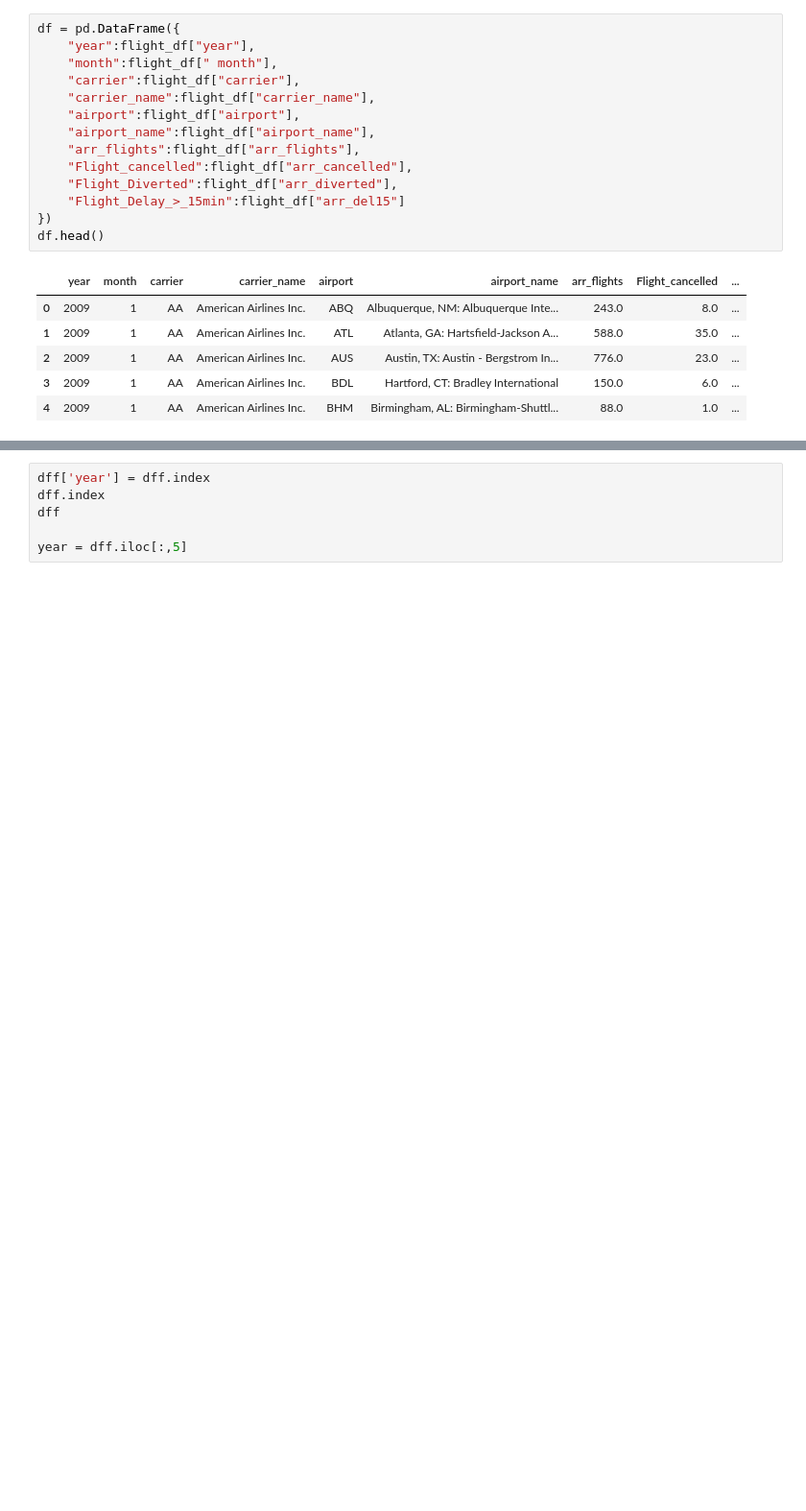
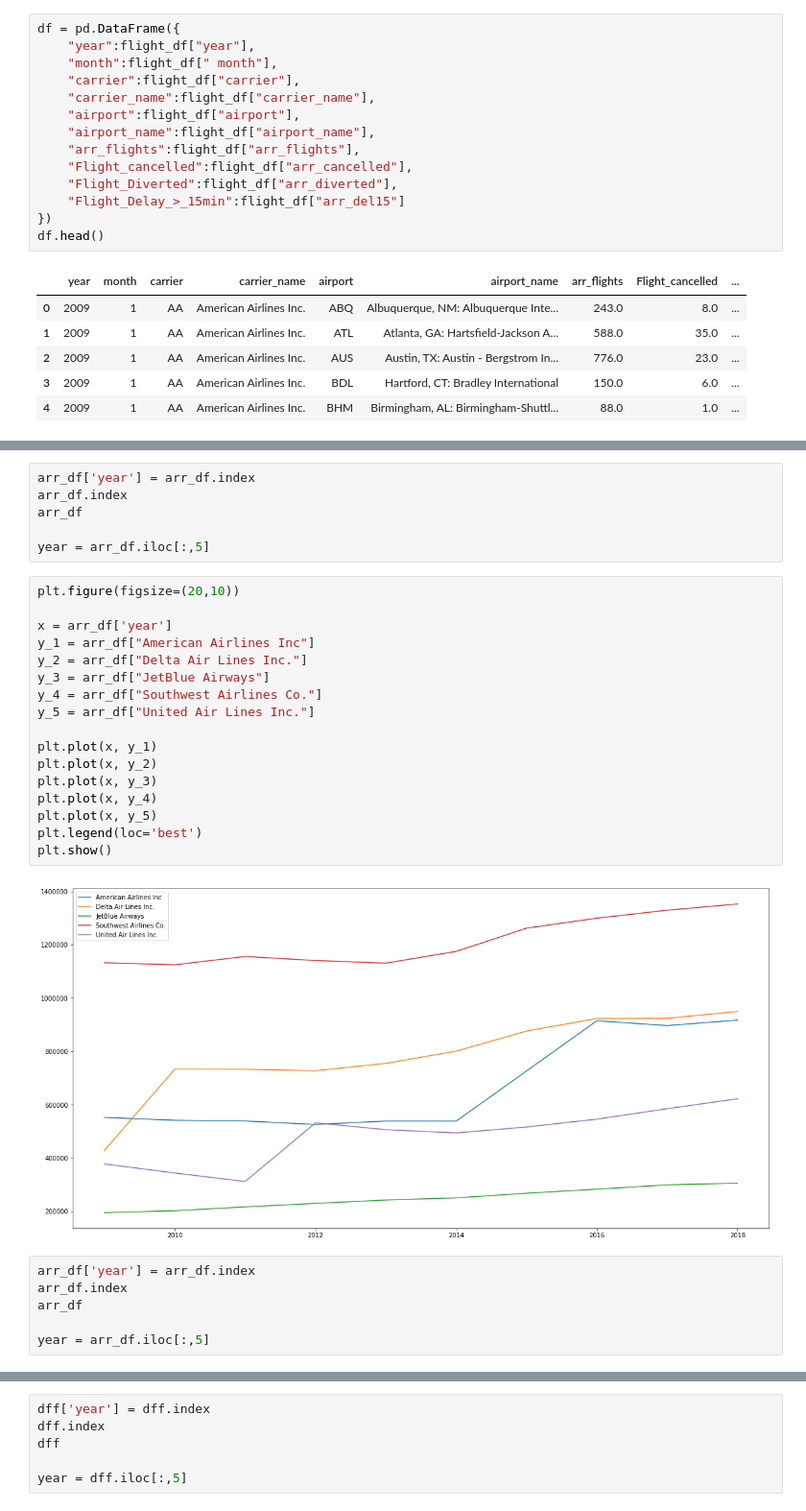
Before and after one commit to mdonatiello/Project3-Machine_Learning, a Jupyter notebook: Liana_arrivals.ipynb, the cells around one changed output, grey strips where cells are left out. Shown at 96% size. Cells and saved outputs as stored; diff of their text form; blank space fills up the shorter version.

```diff
--- a/Liana_arrivals.ipynb
+++ b/Liana_arrivals.ipynb
@@ -43 +84,32 @@ df.head()
+# %%
+arr_df['year'] = arr_df.index
+arr_df.index
+arr_df
+
+year = arr_df.iloc[:,5]
+# %%
+plt.figure(figsize=(20,10))
+
+x = arr_df['year']
+y_1 = arr_df["American Airlines Inc"]
+y_2 = arr_df["Delta Air Lines Inc."]
+y_3 = arr_df["JetBlue Airways"]
+y_4 = arr_df["Southwest Airlines Co."]
+y_5 = arr_df["United Air Lines Inc."]
+
+plt.plot(x, y_1)
+plt.plot(x, y_2)
+plt.plot(x, y_3)
+plt.plot(x, y_4)
+plt.plot(x, y_5)
+plt.legend(loc='best')
+plt.show()
+# %% [output]
+[figure, added]
+# %%
+arr_df['year'] = arr_df.index
+arr_df.index
+arr_df
+
+year = arr_df.iloc[:,5]
 # %%
```
Also changed, not shown: parts of 2 cells of this notebook.
